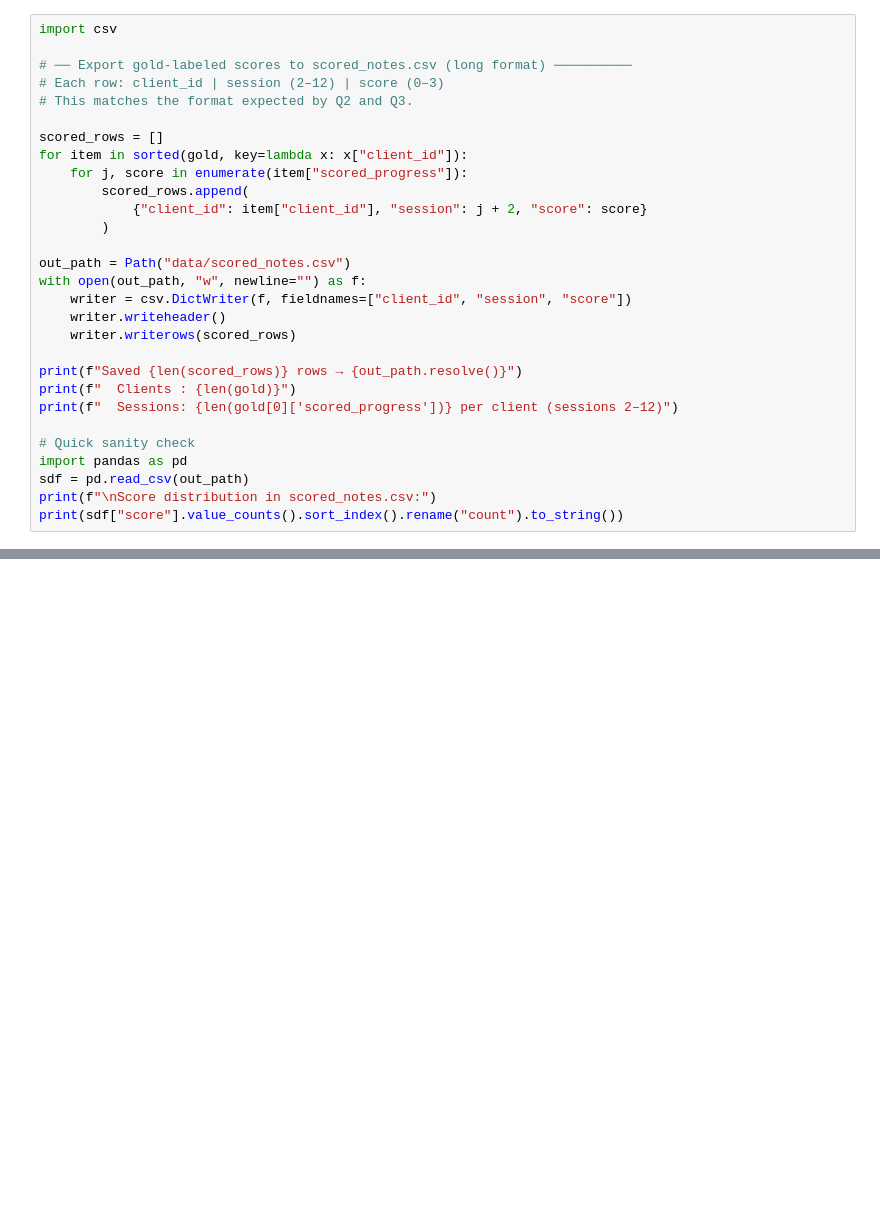
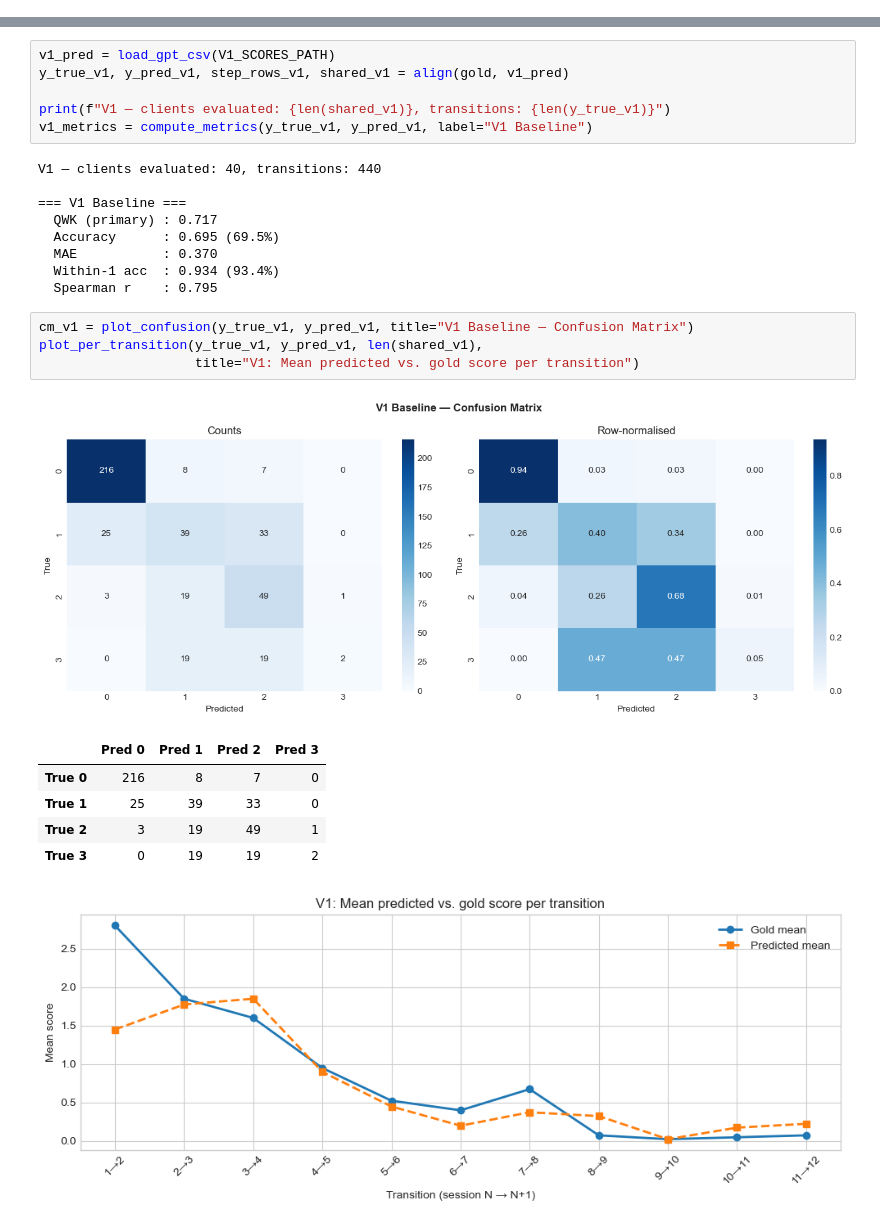
Before and after one commit to WilliamG98/mse555-assignment3, a Jupyter notebook: Q1.ipynb, the cells around one changed output, grey strips where cells are left out. Drawn from its saved outputs; the diff is of its cells as text; blank space fills up the shorter version.

```diff
--- a/Q1.ipynb
+++ b/Q1.ipynb
@@ -261,29 +51,0 @@ One row per client. No commentary.
-# %%
-import csv
-
-# ── Export gold-labeled scores to scored_notes.csv (long format) ──────────
-# Each row: client_id | session (2–12) | score (0–3)
-# This matches the format expected by Q2 and Q3.
-
-scored_rows = []
-for item in sorted(gold, key=lambda x: x["client_id"]):
-    for j, score in enumerate(item["scored_progress"]):
-        scored_rows.append(
-            {"client_id": item["client_id"], "session": j + 2, "score": score}
-        )
-
-out_path = Path("data/scored_notes.csv")
-with open(out_path, "w", newline="") as f:
-    writer = csv.DictWriter(f, fieldnames=["client_id", "session", "score"])
-    writer.writeheader()
-    writer.writerows(scored_rows)
-
-print(f"Saved {len(scored_rows)} rows → {out_path.resolve()}")
-print(f"  Clients : {len(gold)}")
-print(f"  Sessions: {len(gold[0]['scored_progress'])} per client (sessions 2–12)")
-
-# Quick sanity check
-import pandas as pd
-sdf = pd.read_csv(out_path)
-print(f"\nScore distribution in scored_notes.csv:")
-print(sdf["score"].value_counts().sort_index().rename("count").to_string())
@@ -289,0 +263,27 @@ print(sdf["score"].value_counts().sort_index().rename("count").to_string())
+# %%
+v1_pred = load_gpt_csv(V1_SCORES_PATH)
+y_true_v1, y_pred_v1, step_rows_v1, shared_v1 = align(gold, v1_pred)
+
+print(f"V1 — clients evaluated: {len(shared_v1)}, transitions: {len(y_true_v1)}")
+v1_metrics = compute_metrics(y_true_v1, y_pred_v1, label="V1 Baseline")
+# %% [output]
+V1 — clients evaluated: 40, transitions: 440
+
+=== V1 Baseline ===
+  QWK (primary) : 0.717
+  Accuracy      : 0.695 (69.5%)
+  MAE           : 0.370
+  Within-1 acc  : 0.934 (93.4%)
+  Spearman r    : 0.795
+# %%
+cm_v1 = plot_confusion(y_true_v1, y_pred_v1, title="V1 Baseline — Confusion Matrix")
+plot_per_transition(y_true_v1, y_pred_v1, len(shared_v1),
+                    title="V1: Mean predicted vs. gold score per transition")
+# %% [output]
+[figure, added]
+|  | Pred 0 | Pred 1 | Pred 2 | Pred 3 |
+| True 0 | 216 | 8 | 7 | 0 |
+| True 1 | 25 | 39 | 33 | 0 |
+| True 2 | 3 | 19 | 49 | 1 |
+| True 3 | 0 | 19 | 19 | 2 |
+[figure, added]
```
Also changed, not shown: parts of 27 cells of this notebook, 14 other files.
